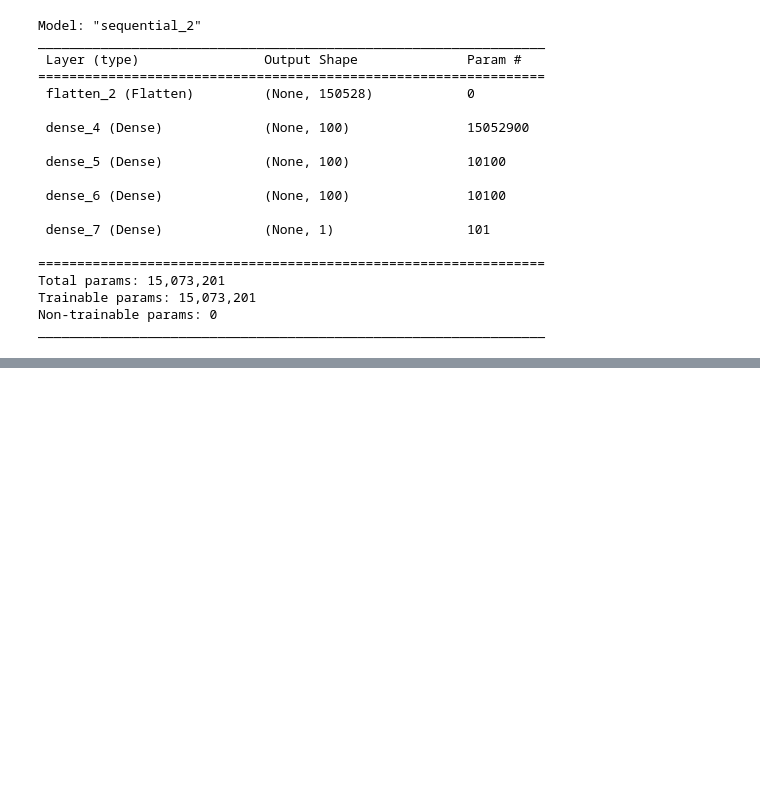
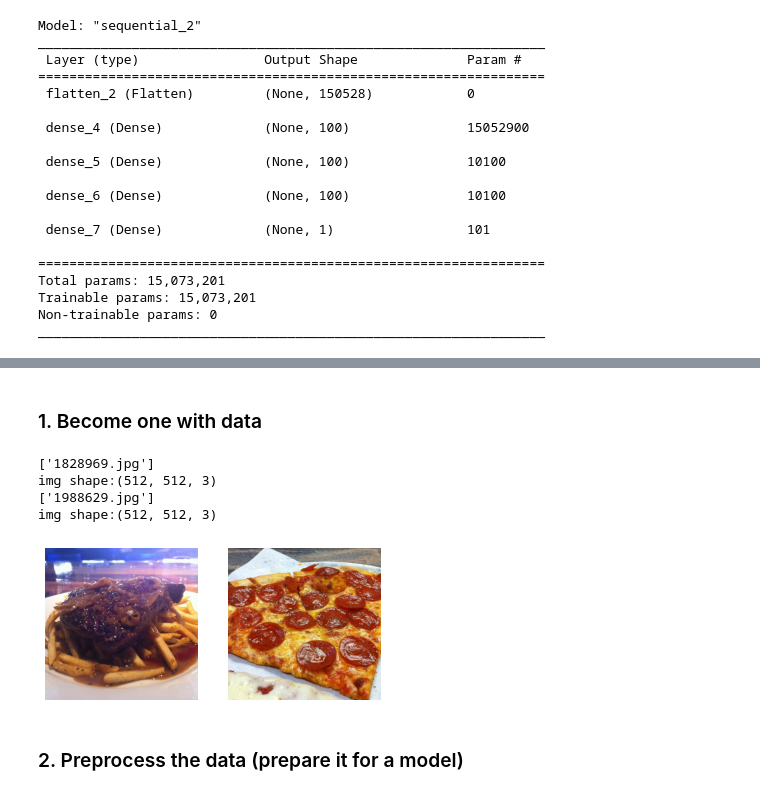
Before and after one commit to Henil21/Intro_to_computer_vision_and_CNN, a Jupyter notebook: Computer_vision_CNN_in_tensorflow.ipynb, the cells around one changed output, grey strips where cells are left out. Cells and saved outputs as stored; diff of their text form; code cells hidden in the pictures; blank space fills up the shorter version.

```diff
--- a/Computer_vision_CNN_in_tensorflow.ipynb
+++ b/Computer_vision_CNN_in_tensorflow.ipynb
@@ -367,0 +383,16 @@ _________________________________________________________________
+# %% [markdown]
+### 1. Become one with data
+# %%
+plt.figure()
+plt.subplot(1,2,1)
+steak_img=view_random_image("pizza_steak/train/","steak")
+plt.subplot(1,2,2)
+pizza_img=view_random_image("pizza_steak/train/","pizza")
+# %% [output]
+['1828969.jpg']
+img shape:(512, 512, 3)
+['1988629.jpg']
+img shape:(512, 512, 3)
+[figure, added]
+# %% [markdown]
+### 2. Preprocess the data (prepare it for a model)
```
Also changed, not shown: parts of 13 cells of this notebook.
